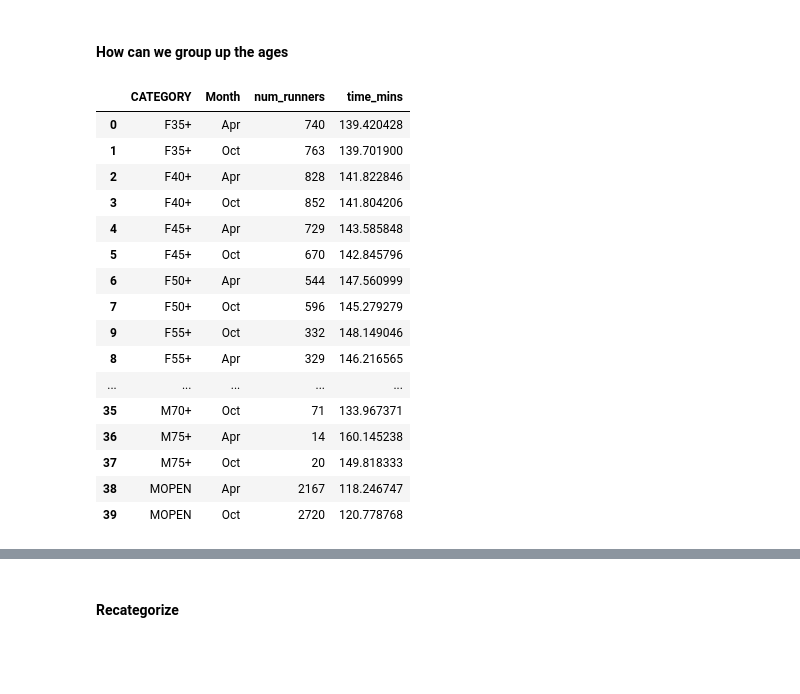
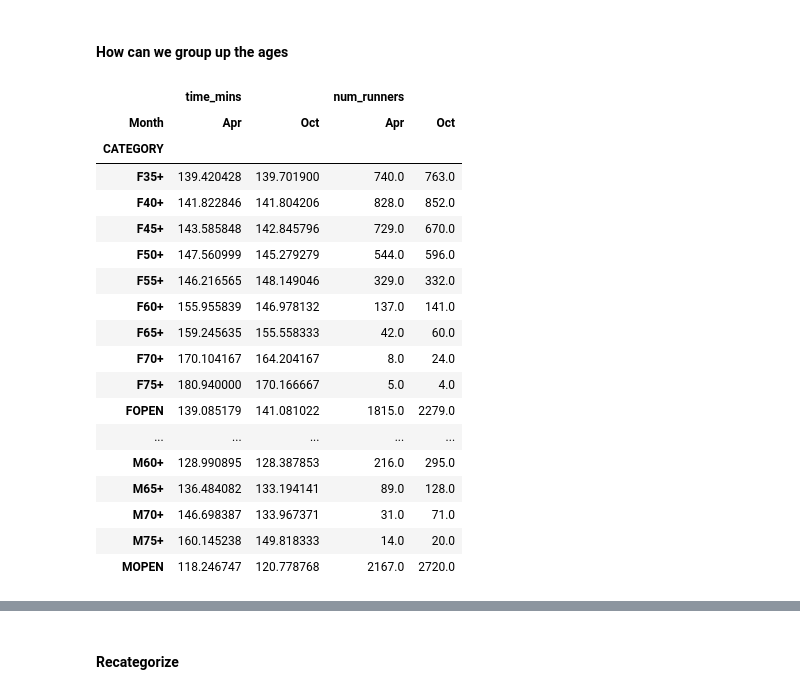
Before and after one commit to steed360/Data-Analysis, a Jupyter notebook: a Cardiff Half Marathon/Notebooks/Data Exploration.ipynb, the cells around one changed output, grey strips where cells are left out. Cells and saved outputs as stored; diff of their text form; code cells hidden in the pictures; blank space fills up the shorter version.

```diff
--- a/a Cardiff Half Marathon/Notebooks/Data Exploration.ipynb
+++ b/a Cardiff Half Marathon/Notebooks/Data Exploration.ipynb
@@ -74,25 +74,30 @@ Index(['RACE_NUMBER', 'FIRST_NAME', 'SURNAME', 'GENDER', 'GENDER_POSITION',
 # %%
 # Now Find the means for each section and Category
 df_agg1 =   df.groupby (['CATEGORY', 'Month' ] ).agg (
      num_runners=('RACE_NUMBER', 'count' )
     ,time_mins = ('CHIP_TIME_MINS', 'mean' )
 ).reset_index(drop=False)
-df_agg1.sort_values('CATEGORY')
+df_agg1 = df_agg1.sort_values('CATEGORY')
+
+df_piv = df_agg1.reset_index().pivot( index='CATEGORY' , columns='Month', values=['time_mins', 'num_runners'] ).fillna(0)
+df_piv
 # %% [output]
-|  | CATEGORY | Month | num_runners | time_mins |
-| 0 | F35+ | Apr | 740 | 139.420428 |
-| 1 | F35+ | Oct | 763 | 139.701900 |
-| 2 | F40+ | Apr | 828 | 141.822846 |
-| 3 | F40+ | Oct | 852 | 141.804206 |
-| 4 | F45+ | Apr | 729 | 143.585848 |
-| 5 | F45+ | Oct | 670 | 142.845796 |
-| 6 | F50+ | Apr | 544 | 147.560999 |
-| 7 | F50+ | Oct | 596 | 145.279279 |
-| 9 | F55+ | Oct | 332 | 148.149046 |
-| 8 | F55+ | Apr | 329 | 146.216565 |
+|  | time_mins |  | num_runners |  |
+| Month | Apr | Oct | Apr | Oct |
+| CATEGORY |  |  |  |  |
+| F35+ | 139.420428 | 139.701900 | 740.0 | 763.0 |
+| F40+ | 141.822846 | 141.804206 | 828.0 | 852.0 |
+| F45+ | 143.585848 | 142.845796 | 729.0 | 670.0 |
+| F50+ | 147.560999 | 145.279279 | 544.0 | 596.0 |
+| F55+ | 146.216565 | 148.149046 | 329.0 | 332.0 |
+| F60+ | 155.955839 | 146.978132 | 137.0 | 141.0 |
+| F65+ | 159.245635 | 155.558333 | 42.0 | 60.0 |
+| F70+ | 170.104167 | 164.204167 | 8.0 | 24.0 |
+| F75+ | 180.940000 | 170.166667 | 5.0 | 4.0 |
+| FOPEN | 139.085179 | 141.081022 | 1815.0 | 2279.0 |
 | ... | ... | ... | ... | ... |
-| 35 | M70+ | Oct | 71 | 133.967371 |
-| 36 | M75+ | Apr | 14 | 160.145238 |
-| 37 | M75+ | Oct | 20 | 149.818333 |
-| 38 | MOPEN | Apr | 2167 | 118.246747 |
-| 39 | MOPEN | Oct | 2720 | 120.778768 |
+| M60+ | 128.990895 | 128.387853 | 216.0 | 295.0 |
+| M65+ | 136.484082 | 133.194141 | 89.0 | 128.0 |
+| M70+ | 146.698387 | 133.967371 | 31.0 | 71.0 |
+| M75+ | 160.145238 | 149.818333 | 14.0 | 20.0 |
+| MOPEN | 118.246747 | 120.778768 | 2167.0 | 2720.0 |
```
Also changed, not shown: parts of 3 cells of this notebook.
